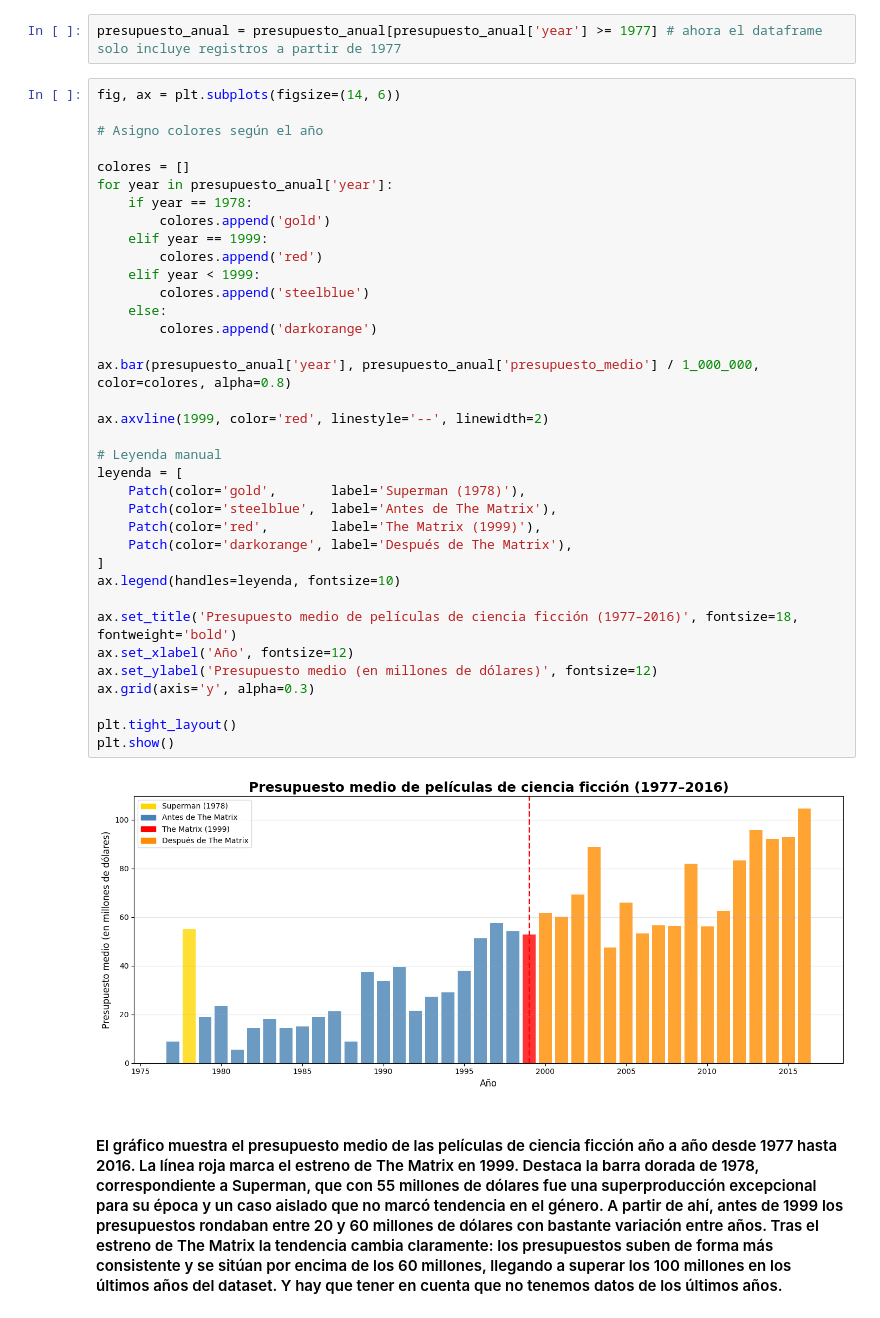
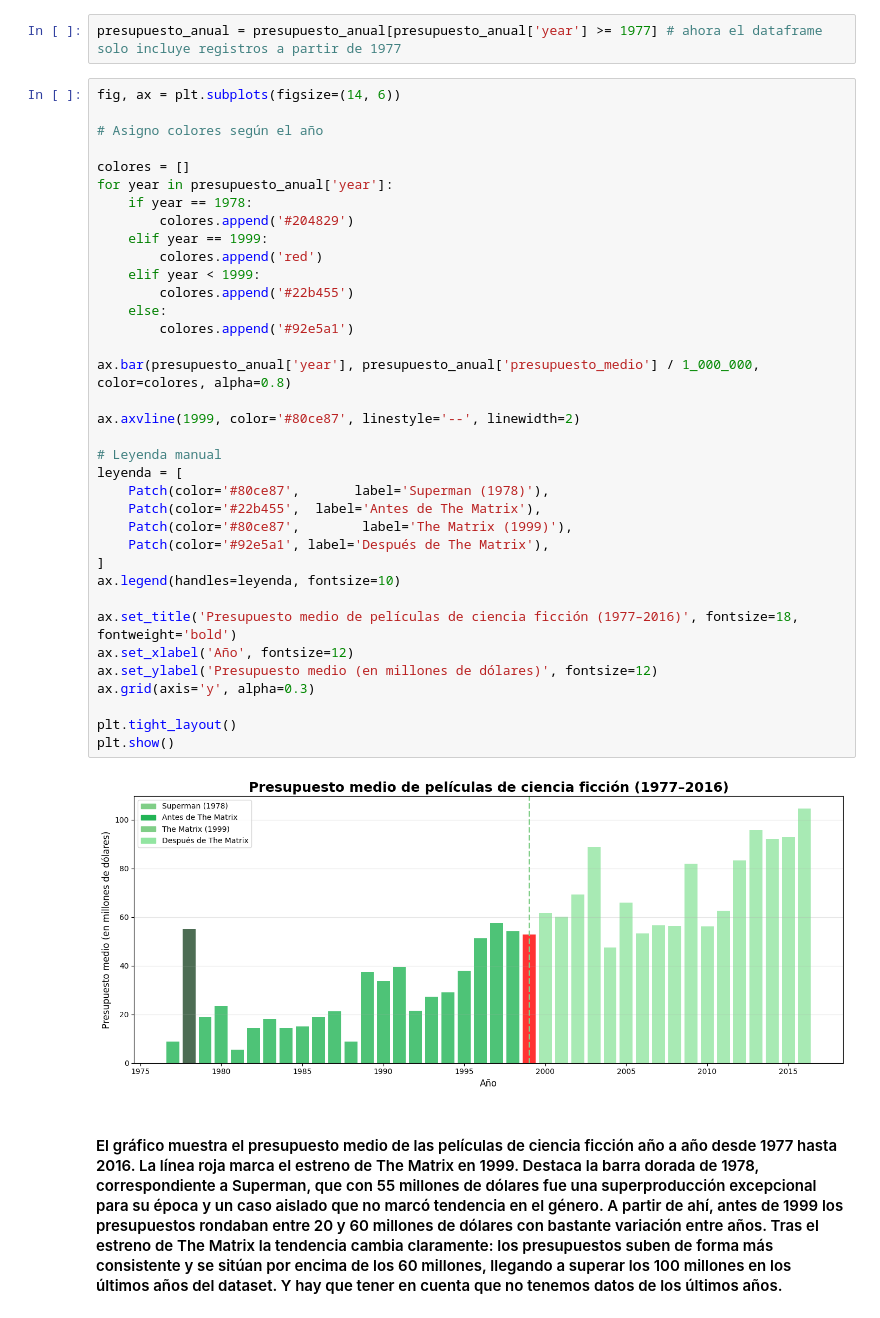
Before and after one commit to RobertoCantero82/EDA_matrix_decodificada, a Jupyter notebook: src/notebooks/hipotesis1.ipynb, the cells around one changed output. Cells and saved outputs as stored; diff of their text form.

```diff
--- a/src/notebooks/hipotesis1.ipynb
+++ b/src/notebooks/hipotesis1.ipynb
@@ -289,41 +289,41 @@ presupuesto_anual = presupuesto_anual[presupuesto_anual['year'] >= 1977] # ahora
 # %%
 fig, ax = plt.subplots(figsize=(14, 6))
 
 # Asigno colores según el año
 
 colores = []
 for year in presupuesto_anual['year']:
     if year == 1978:
-        colores.append('gold')
+        colores.append('#204829')
     elif year == 1999:
         colores.append('red')
     elif year < 1999:
-        colores.append('steelblue')
+        colores.append('#22b455')
     else:
-        colores.append('darkorange')
+        colores.append('#92e5a1')
 
 ax.bar(presupuesto_anual['year'], presupuesto_anual['presupuesto_medio'] / 1_000_000, color=colores, alpha=0.8)
 
-ax.axvline(1999, color='red', linestyle='--', linewidth=2)
+ax.axvline(1999, color='#80ce87', linestyle='--', linewidth=2)
 
 # Leyenda manual
 leyenda = [
-    Patch(color='gold',       label='Superman (1978)'),
-    Patch(color='steelblue',  label='Antes de The Matrix'),
-    Patch(color='red',        label='The Matrix (1999)'),
-    Patch(color='darkorange', label='Después de The Matrix'),
+    Patch(color='#80ce87',       label='Superman (1978)'),
+    Patch(color='#22b455',  label='Antes de The Matrix'),
+    Patch(color='#80ce87',        label='The Matrix (1999)'),
+    Patch(color='#92e5a1', label='Después de The Matrix'),
 ]
 ax.legend(handles=leyenda, fontsize=10)
 
 ax.set_title('Presupuesto medio de películas de ciencia ficción (1977–2016)', fontsize=18, fontweight='bold')
 ax.set_xlabel('Año', fontsize=12)
 ax.set_ylabel('Presupuesto medio (en millones de dólares)', fontsize=12)
 ax.grid(axis='y', alpha=0.3)
 
 plt.tight_layout()
 plt.show()
 # %% [output]
-[figure, old version]
+[figure, new version]
 # %% [markdown]
 #### El gráfico muestra el presupuesto medio de las películas de ciencia ficción año a año desde 1977 hasta 2016. La línea roja marca el estreno de The Matrix en 1999. Destaca la barra dorada de 1978, correspondiente a Superman, que con 55 millones de dólares fue una superproducción excepcional para su época y un caso aislado que no marcó tendencia en el género. A partir de ahí, antes de 1999 los presupuestos rondaban entre 20 y 60 millones de dólares con bastante variación entre años. Tras el estreno de The Matrix la tendencia cambia claramente: los presupuestos suben de forma más consistente y se sitúan por encima de los 60 millones, llegando a superar los 100 millones en los últimos años del dataset. Y hay que tener en cuenta que no tenemos datos de los últimos años.
 # %% [markdown]
```
Also changed, not shown: parts of 1 cell of this notebook, 30 other files.
